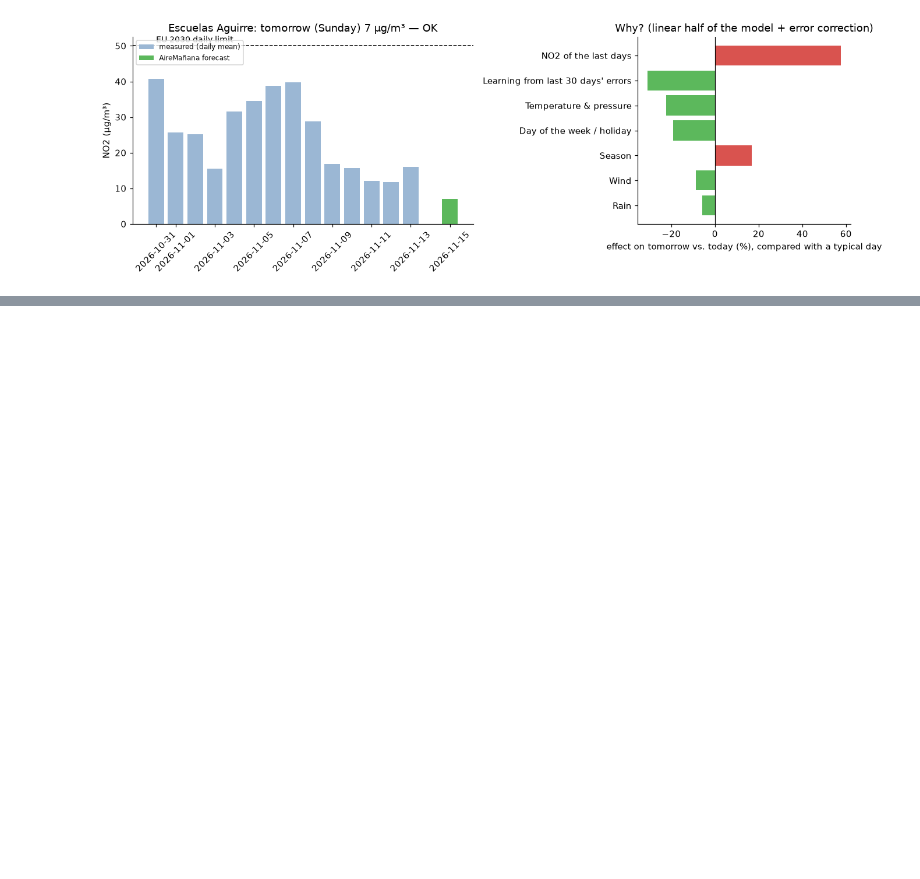
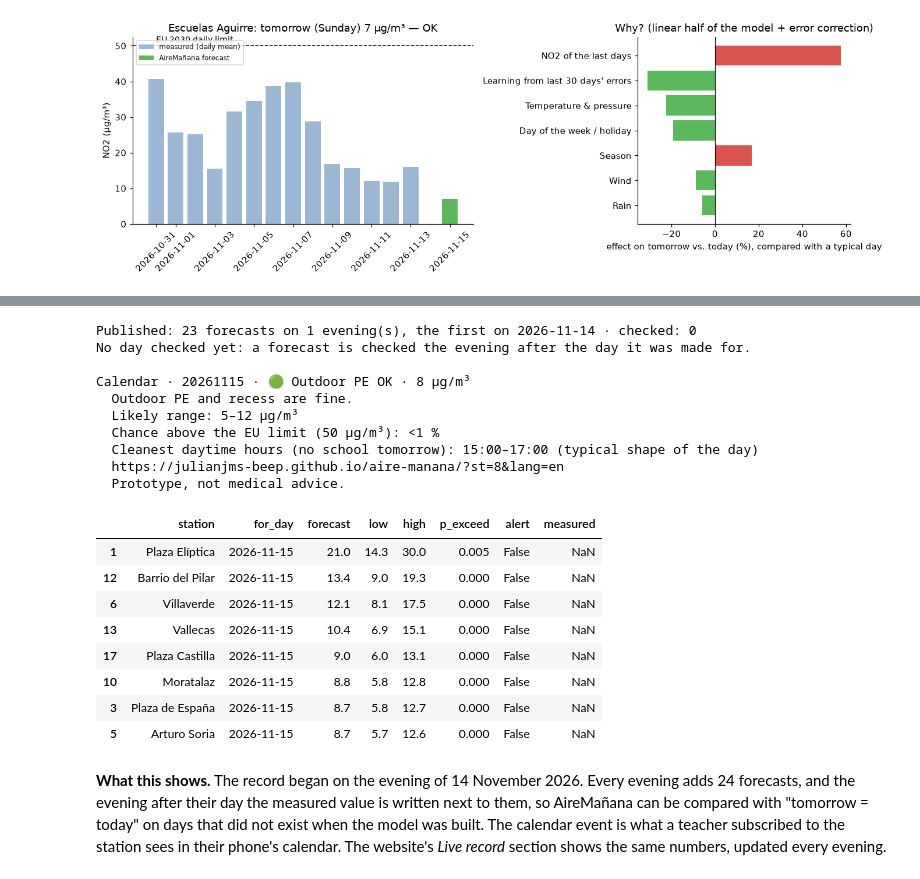
Before and after one commit to julianjms-beep/aire-manana, a Jupyter notebook: AireManana.ipynb, the cells around one changed output, grey strips where cells are left out. Saved outputs shown, nothing was run; the diff lists cells and outputs as text; code cells hidden in the pictures; blank space fills up the shorter version.

```diff
--- a/AireManana.ipynb
+++ b/AireManana.ipynb
@@ -402 +662,53 @@ Why (effect on tomorrow vs. today, compared with a typical day): NO2 of the last
+# %%
+import json
+import pandas as pd
+
+log = pd.read_csv("web/data/log.csv")
+names = {s["id"]: s["name"] for s in json.load(open("web/data/forecast.json"))["stations"]}
+done = log.dropna(subset=["measured"])
+print(f"Published: {len(log):,} forecasts on {log.issued.nunique()} evening(s), the first on {log.issued.min()} · checked: {len(done):,}")
+if len(done):
+    line = f"AireMañana error {(done.forecast - done.measured).abs().mean():.1f} µg/m³ on {len(done):,} forecasts"
+    if "persistence" in done and done.persistence.notna().any():
+        d2 = done.dropna(subset=["persistence"])
+        line += (f" · where 'tomorrow = today' was saved too ({len(d2):,}): AireMañana {(d2.forecast - d2.measured).abs().mean():.1f}"
+                 f" vs persistence {(d2.persistence - d2.measured).abs().mean():.1f}")
+    print(line)
+else:
+    print("No day checked yet: a forecast is checked the evening after the day it was made for.")
+
+# the newest event of the Escuelas Aguirre calendar, as a calendar app receives it
+ics = open("web/cal/8-en.ics", encoding="utf-8").read().replace("\n ", "")      # undo the 75-character line folding
+event = ics.split("BEGIN:VEVENT")[-1]
+field = lambda k: next(l.split(":", 1)[1] for l in event.splitlines() if l.startswith(k))
+print("\nCalendar ·", field("DTSTART"), "·", field("SUMMARY"))
+print("  " + field("DESCRIPTION").replace("\\n", "\n  ").replace("\\,", ",").replace("\\;", ";"))
+
+latest = log[log.issued == log.issued.max()].assign(station=lambda d: d.station.map(names))
+latest[["station", "for_day", "forecast", "low", "high", "p_exceed", "alert", "measured"]].sort_values("forecast", ascending=False).head(8)
+# %% [output]
+Published: 23 forecasts on 1 evening(s), the first on 2026-11-14 · checked: 0
+No day checked yet: a forecast is checked the evening after the day it was made for.
+
+Calendar · 20261115 · 🟢 Outdoor PE OK · 8 µg/m³
+  Outdoor PE and recess are fine.
+  Likely range: 5–12 µg/m³
+  Chance above the EU limit (50 µg/m³): <1 %
+  Cleanest daytime hours (no school tomorrow): 15:00–17:00 (typical shape of the day)
+  https://julianjms-beep.github.io/aire-manana/?st=8&lang=en
+  Prototype, not medical advice.
+|  | station | for_day | forecast | low | high | p_exceed | alert | measured |
+| 1 | Plaza Elíptica | 2026-11-15 | 21.0 | 14.3 | 30.0 | 0.005 | False | NaN |
+| 12 | Barrio del Pilar | 2026-11-15 | 13.4 | 9.0 | 19.3 | 0.000 | False | NaN |
+| 6 | Villaverde | 2026-11-15 | 12.1 | 8.1 | 17.5 | 0.000 | False | NaN |
+| 13 | Vallecas | 2026-11-15 | 10.4 | 6.9 | 15.1 | 0.000 | False | NaN |
+| 17 | Plaza Castilla | 2026-11-15 | 9.0 | 6.0 | 13.1 | 0.000 | False | NaN |
+| 10 | Moratalaz | 2026-11-15 | 8.8 | 5.8 | 12.8 | 0.000 | False | NaN |
+| 3 | Plaza de España | 2026-11-15 | 8.7 | 5.8 | 12.7 | 0.000 | False | NaN |
+| 5 | Arturo Soria | 2026-11-15 | 8.7 | 5.7 | 12.6 | 0.000 | False | NaN |
+# %% [markdown]
+**What this shows.** The record began on the evening of 14 November 2026. Every evening adds 24 forecasts, and the evening after
+their day the measured value is written next to them, so AireMañana can be compared with "tomorrow = today" on days that did
+not exist when the model was built. The calendar event is what a teacher subscribed to the station sees in their phone's
+calendar. The website's *Live record* section shows the same numbers, updated every evening.
 # %% [markdown]
```
Also changed, not shown: parts of 22 cells of this notebook, 56 other files.
